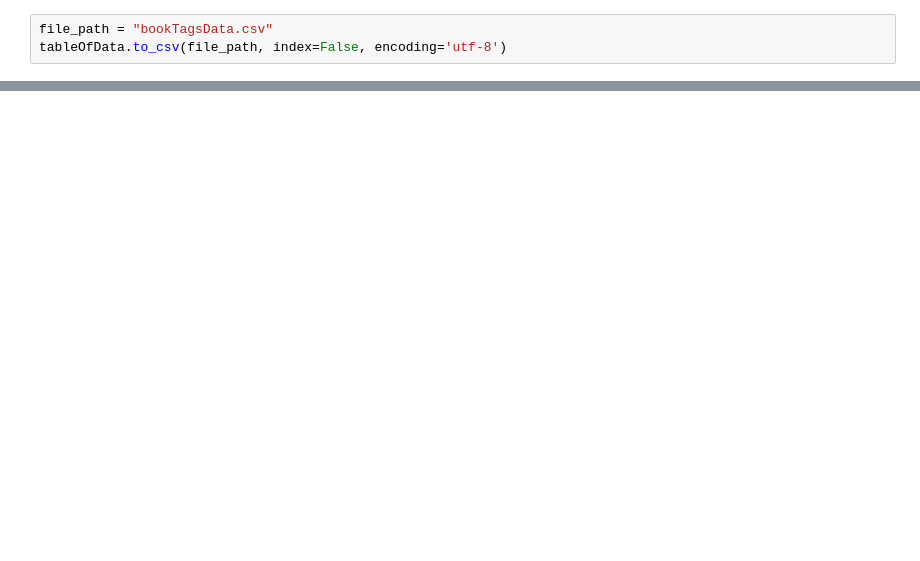
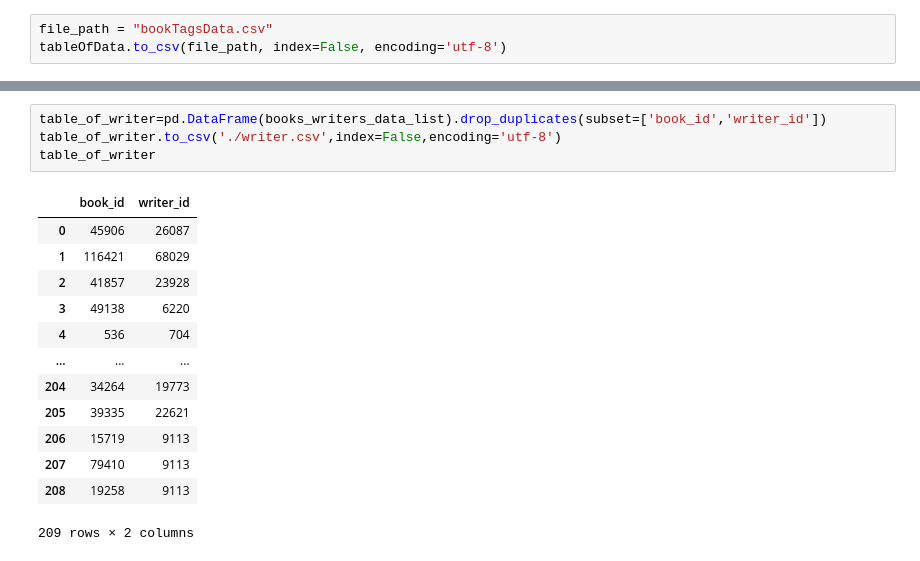
Before and after one commit to sanoooavi/Booktopia, a Jupyter notebook: scrap.ipynb, the cells around one changed output, grey strips where cells are left out. Drawn from its saved outputs; the diff is of its cells as text; blank space fills up the shorter version.

```diff
--- a/scrap.ipynb
+++ b/scrap.ipynb
@@ -457,0 +473,18 @@ table_of_writers
+# %%
+table_of_writer=pd.DataFrame(books_writers_data_list).drop_duplicates(subset=['book_id','writer_id'])
+table_of_writer.to_csv('./writer.csv',index=False,encoding='utf-8')
+table_of_writer
+# %% [output]
+|  | book_id | writer_id |
+| 0 | 45906 | 26087 |
+| 1 | 116421 | 68029 |
+| 2 | 41857 | 23928 |
+| 3 | 49138 | 6220 |
+| 4 | 536 | 704 |
+| ... | ... | ... |
+| 204 | 34264 | 19773 |
+| 205 | 39335 | 22621 |
+| 206 | 15719 | 9113 |
+| 207 | 79410 | 9113 |
+| 208 | 19258 | 9113 |
+209 rows × 2 columns
```
Also changed, not shown: parts of 9 cells of this notebook, 7 other files.
